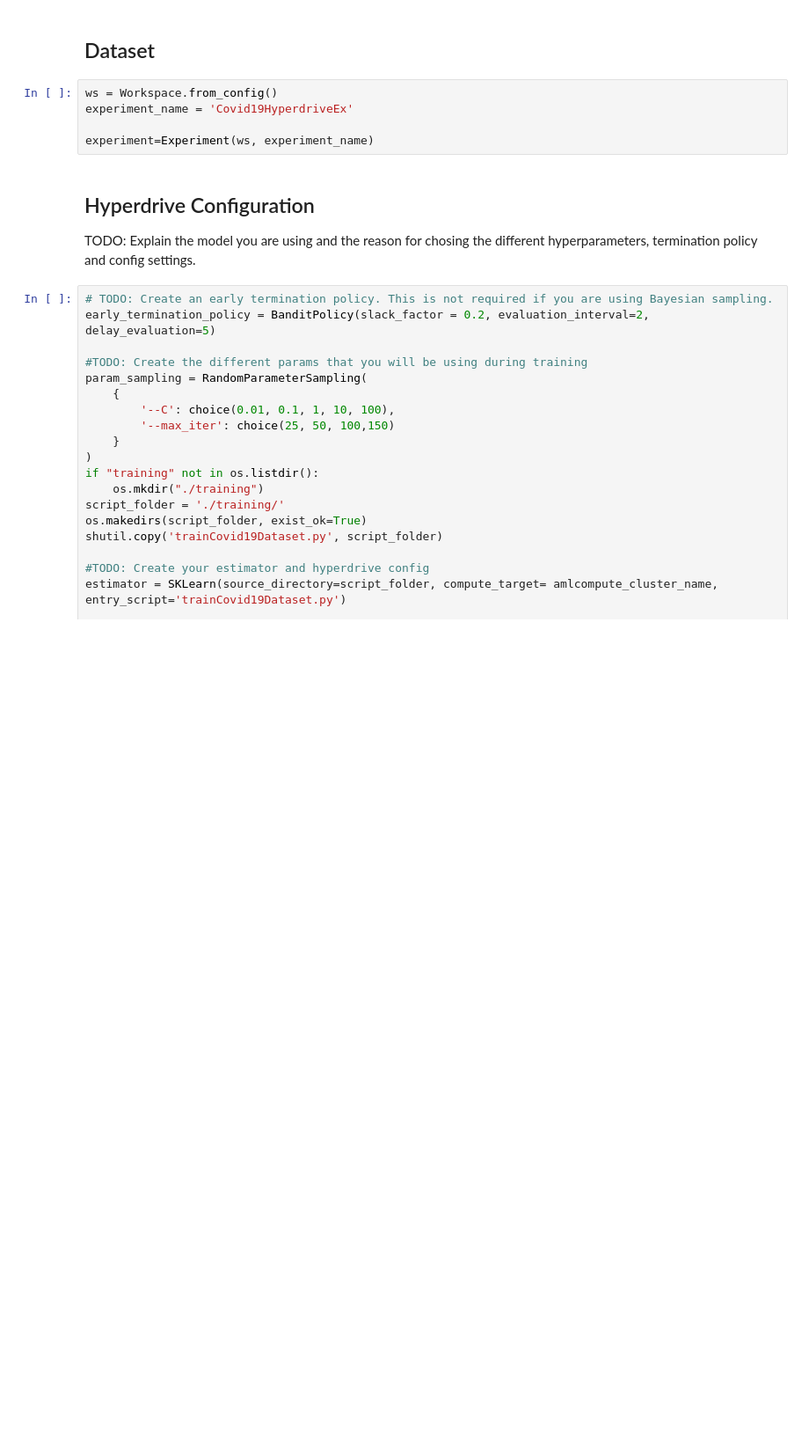
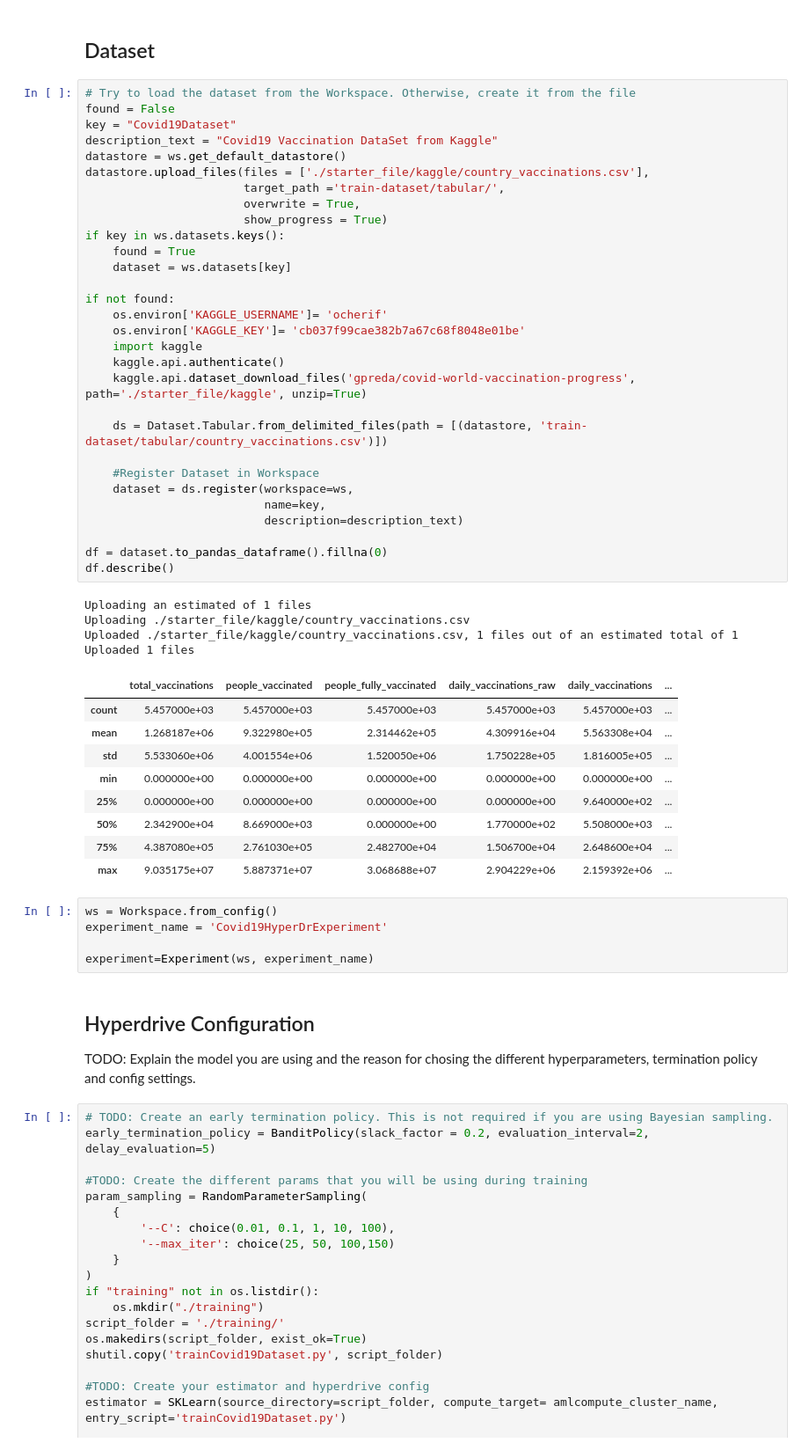
Before and after one commit to ons-cherif/Covid19-New-Cases-Classification, a Jupyter notebook: starter_file/hyperparameter_tuning.ipynb, the cells around one changed output. Shown: that part at 88% size. Saved outputs shown, nothing was run; the diff lists cells and outputs as text; blank space fills up the shorter version.

```diff
--- a/starter_file/hyperparameter_tuning.ipynb
+++ b/starter_file/hyperparameter_tuning.ipynb
@@ -65,8 +63,52 @@ Current provisioning state of AmlCompute is "Succeeded" and current node count i
 # %% [markdown]
 ## Dataset
+# %%
+# Try to load the dataset from the Workspace. Otherwise, create it from the file
+found = False
+key = "Covid19Dataset"
+description_text = "Covid19 Vaccination DataSet from Kaggle"
+datastore = ws.get_default_datastore()
+datastore.upload_files(files = ['./starter_file/kaggle/country_vaccinations.csv'],
+                       target_path ='train-dataset/tabular/',
+                       overwrite = True,
+                       show_progress = True)
+if key in ws.datasets.keys():
+    found = True
+    dataset = ws.datasets[key]
+
+if not found:
+    os.environ['KAGGLE_USERNAME']= 'ocherif'
+    os.environ['KAGGLE_KEY']= 'cb037f99cae382b7a67c68f8048e01be'
+    import kaggle
+    kaggle.api.authenticate()
+    kaggle.api.dataset_download_files('gpreda/covid-world-vaccination-progress', path='./starter_file/kaggle', unzip=True)
+
+    ds = Dataset.Tabular.from_delimited_files(path = [(datastore, 'train-dataset/tabular/country_vaccinations.csv')])
+
+    #Register Dataset in Workspace
+    dataset = ds.register(workspace=ws,
+                          name=key,
+                          description=description_text)
+
+df = dataset.to_pandas_dataframe().fillna(0)
+df.describe()
+# %% [output]
+Uploading an estimated of 1 files
+Uploading ./starter_file/kaggle/country_vaccinations.csv
+Uploaded ./starter_file/kaggle/country_vaccinations.csv, 1 files out of an estimated total of 1
+Uploaded 1 files
+|  | total_vaccinations | people_vaccinated | people_fully_vaccinated | daily_vaccinations_raw | daily_vaccinations | ... |
+| count | 5.457000e+03 | 5.457000e+03 | 5.457000e+03 | 5.457000e+03 | 5.457000e+03 | ... |
+| mean | 1.268187e+06 | 9.322980e+05 | 2.314462e+05 | 4.309916e+04 | 5.563308e+04 | ... |
+| std | 5.533060e+06 | 4.001554e+06 | 1.520050e+06 | 1.750228e+05 | 1.816005e+05 | ... |
+| min | 0.000000e+00 | 0.000000e+00 | 0.000000e+00 | 0.000000e+00 | 0.000000e+00 | ... |
+| 25% | 0.000000e+00 | 0.000000e+00 | 0.000000e+00 | 0.000000e+00 | 9.640000e+02 | ... |
+| 50% | 2.342900e+04 | 8.669000e+03 | 0.000000e+00 | 1.770000e+02 | 5.508000e+03 | ... |
+| 75% | 4.387080e+05 | 2.761030e+05 | 2.482700e+04 | 1.506700e+04 | 2.648600e+04 | ... |
+| max | 9.035175e+07 | 5.887371e+07 | 3.068688e+07 | 2.904229e+06 | 2.159392e+06 | ... |
 # %%
 ws = Workspace.from_config()
-experiment_name = 'Covid19HyperdriveEx'
+experiment_name = 'Covid19HyperDrExperiment'
 
 experiment=Experiment(ws, experiment_name)
 # %% [markdown]
```
Also changed, not shown: parts of 8 cells of this notebook, 3 other files.
